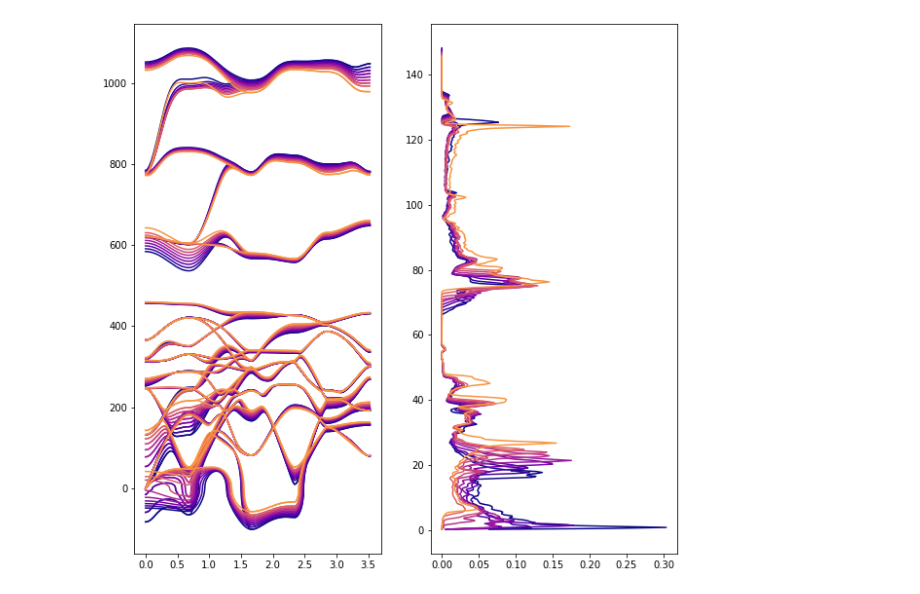
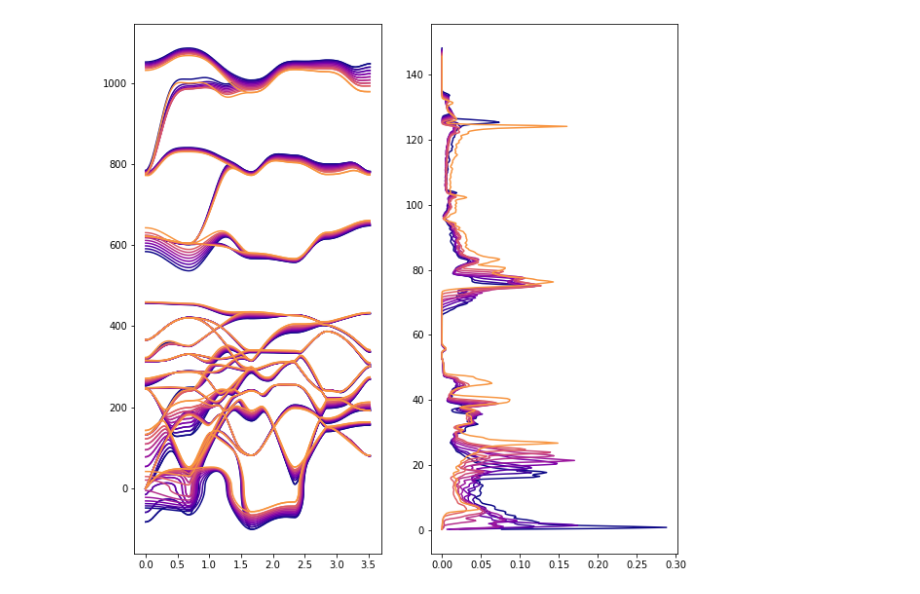
Before and after one commit to noemas/WO3, a Jupyter notebook: EPC/coupling_plots.ipynb, the cells around one changed output. Saved outputs shown, nothing was run; the diff lists cells and outputs as text; code cells hidden in the pictures.

```diff
--- a/EPC/coupling_plots.ipynb
+++ b/EPC/coupling_plots.ipynb
@@ -248,37 +249,0 @@ plt.savefig('phlw.eps', bbox_inches='tight')
-# %%
-import numpy
-import matplotlib.pyplot as plt
-
-def calc_Tc(lambda_, logavg, l_a2F, mu):
-    Tc = logavg / 1.2 * numpy.exp(-1.04*(1 + l_a2F) / (l_a2F - mu*(1 + 0.62 * l_a2F)))
-    return Tc * 13.6056981 /  8.6173427909e-05
-
-charge = numpy.array([0.03, 0.04, 0.05, 0.06, 0.07, 0.08, 0.09, 0.1, 0.12])
-lambda_ = [1.1814840, 0.6719802, 0.6608159,  0.5235592, 0.5381315, 0.2727182, 0.000000, 0.1537388, 0.1868398]
-logavg = [0.0001229, 0.0003265, 0.0002755, 0.0003251, 0.0003431, 0.0008156, 0.000000, 0.0016342, 0.0018095]
-l_a2F = [1.4026651,0.5400392, 0.6067165, 0.5455088, 0.5176819, 0.2848448, 0.000000, 0.1537069, 0.1874695]
-dos_f = [0.3192, 0.3284, 0.3044, 0.2761, 0.2493, 0.2277, 0.2142, 0.2111, 0.2438]
-lat_ab = numpy.array([5.286798586, 5.288513330, 5.290137973, 5.291803778, 5.293461750, 5.295149759, 5.296875823, 5.298349850, 5.301556126])
-lat_c = numpy.array([3.877818781, 3.880433934, 3.882224328, 3.884287016, 3.886676004, 3.888917394, 3.891126425, 3.893492066, 3.898303676])
-lat_ab_NaWO3 = 5.429971845
-lat_c_NaWO3 = 3.839484585
-lat_ab_0 = 5.281812098
-lat_c_0 = 3.871776493
-lat_ab_m = (lat_ab_NaWO3 - lat_ab_0) / 2
-lat_c_m = (lat_c_NaWO3 - lat_c_0) / 2
-
-Tc = numpy.empty(0)
-for i in range(0, len(lambda_)):
-    Tc = numpy.append(Tc, calc_Tc(lambda_[i], logavg[i], l_a2F[i], 0.10))
-
-plt.figure(1)
-plt.plot(charge, Tc)
-plt.plot(charge, lambda_)
-plt.figure(2)
-plt.plot(charge, dos_f)
-plt.figure(3)
-plt.plot(charge, lat_ab**2*lat_c / (lat_ab_0**2*lat_c_0))
-plt.plot(charge, (lat_ab_0 + lat_ab_m * charge)**2*(lat_c_0 + lat_c_m * charge) / (lat_ab_0**2*lat_c_0))
-plt.show()
-
-print(lat_c_0 + 0.1*lat_c_m)
@@ -326,34 +380,34 @@ eb_filenames =  ["P4nmm_e003_vc/P4nmm_e003_vc.bands.dat.gnu",
 
 charges = [0.03, 0.04, 0.05, 0.06, 0.07, 0.08, 0.09, 0.1, 0.12]
 
-smearing = 7
+ismear = 8
 nbranch = 25
 
 a2F_files = []
 ph_files = []
 
 for file in a2F_filenames:
     a2F_files.append(numpy.loadtxt(file))
 
 
 for file in ph_filenames:
     ph_files.append(numpy.loadtxt(file))
 
 
 colormap = plt.cm.plasma
 norm = plt.Normalize(vmin = charges[0], vmax=charges[len(charges)-1]*1.25)
 
 plt.figure(1, figsize=[10,10])
 
 ax = plt.subplot(1,2,1)
 
 for i, file in enumerate(ph_files):
     for j in range(1, nbranch):
         ax.plot(file[:,0], file[:,j], color=colormap(norm(charges[i])))
 
 ax2 = plt.subplot(1,2,2)
 
 for i, file in enumerate(a2F_files):
-    ax2.plot(file[:,smearing], file[:,0], color=colormap(norm(charges[i])))
+    ax2.plot(file[:,ismear], file[:,0], color=colormap(norm(charges[i])))
 # %% [output]
-[figure, old version]
+[figure, new version]
```
Also changed, not shown: parts of 3 cells of this notebook, 33 other files.
